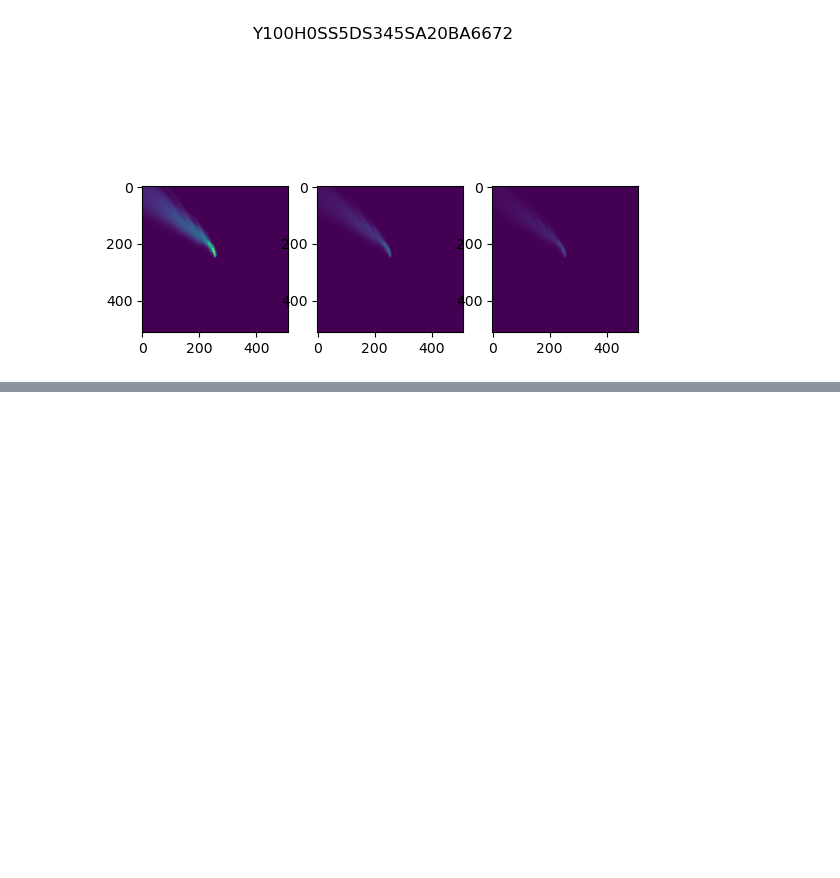
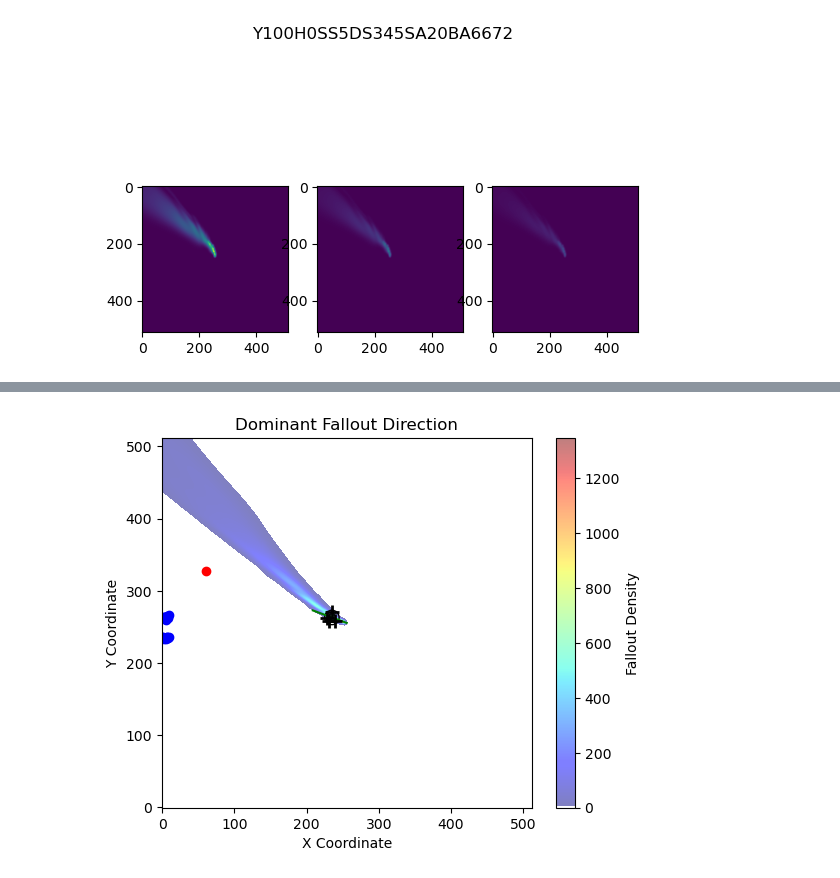
Before and after one commit to davidfobar/SCRAM, a Jupyter notebook: visualize_delfic_results.ipynb, the cells around one changed output, grey strips where cells are left out. Drawn from its saved outputs; the diff is of its cells as text; code cells hidden in the pictures; blank space fills up the shorter version.

```diff
--- a/visualize_delfic_results.ipynb
+++ b/visualize_delfic_results.ipynb
@@ -119,0 +291,80 @@ folder: Y10H0SS5DS29SA24BA4166, idx: 197
+# %%
+import matplotlib.colors as mcolors
+from numpy import size
+
+#create a custom colormap where zero is white
+cmap = plt.cm.jet
+cmaplist = [cmap(i) for i in range(cmap.N)]
+cmaplist[0] = (1, 1, 1, 1.0)
+cmap = mcolors.LinearSegmentedColormap.from_list('Custom cmap', cmaplist, cmap.N)
+
+# Plotting
+plt.imshow(data, origin='lower', cmap=cmap, alpha=0.5)
+plt.colorbar(label='Fallout Density')
+plt.plot(x_fit, y_fit, 'g-', label='Dominant Fallout Direction')
+plt.plot(x_perpendicular + truncDataLowerLimit, y_perpendicular + truncDataLowerLimit, 'g-', label='Perpendicular to Dominant Direction')
+
+# draw a circle of radius 10 around the center of the detector field
+circle = plt.Circle((centerX + truncDataLowerLimit + detectorFieldDistance * np.cos(falloutDir), centerY + truncDataLowerLimit + detectorFieldDistance * np.sin(falloutDir)), 10, color='k', fill=False)
+plt.gca().add_artist(circle)
+
+# draw a circle of radius 5 around the center of the detector field
+circle = plt.Circle((centerX + truncDataLowerLimit + detectorFieldDistance * np.cos(falloutDir), centerY + truncDataLowerLimit + detectorFieldDistance * np.sin(falloutDir)), 5, color='k', fill=False)
+plt.gca().add_artist(circle)
+
+# plot the gateway locations
+for gateway in gatewayLocations:
+    plt.plot(gateway[0], gateway[1], 'k+', markersize=10, markeredgewidth=2, markeredgecolor='black')
+
+# plot the detector dispersion points
+plt.plot(dispersionPoints, 'bo')
+
+# plot the artillery firing point
+plt.plot(artilleryX, artilleryY, 'ro', label='Artillery Firing Point')
+
+plt.title('Dominant Fallout Direction')
+plt.xlabel('X Coordinate')
+plt.ylabel('Y Coordinate')
+#plt.xlim(220, 290)
+#plt.ylim(220, 290)
+plt.show()
+
+#print the same plot but with a focus on the detector field
+focusRadius = 12
+
+plt.figure()
+plt.imshow(data, origin='lower', cmap=cmap, alpha=0.5)
+plt.colorbar(label='Fallout Density')
+plt.plot(x_fit, y_fit, 'g-', label='Dominant Fallout Direction')
+plt.plot(x_perpendicular + truncDataLowerLimit, y_perpendicular + truncDataLowerLimit, 'g-', label='Perpendicular to Dominant Direction')
+
+# draw a circle of radius 10 around the center of the detector field
+circle = plt.Circle((centerX + truncDataLowerLimit + detectorFieldDistance * np.cos(falloutDir), centerY + truncDataLowerLimit + detectorFieldDistance * np.sin(falloutDir)), 10, color='k', fill=False)
+plt.gca().add_artist(circle)
+
+# draw a circle of radius 5 around the center of the detector field
+circle = plt.Circle((centerX + truncDataLowerLimit + detectorFieldDistance * np.cos(falloutDir), centerY + truncDataLowerLimit + detectorFieldDistance * np.sin(falloutDir)), 5, color='k', fill=False)
+plt.gca().add_artist(circle)
+
+# plot the gateway locations
+for gateway in gatewayLocations:
+    gatewayHandle = plt.plot(gateway[0], gateway[1], 'k+', markersize=10, markeredgewidth=2, markeredgecolor='black')
+
+# plot the detector dispersion points
+dispersionHandle = plt.plot(dispersionPoints, 'bo')
+
+# plot the detectors as small red dots
+detectors = np.array(detectors)
+plt.plot(detectors[:, 0], detectors[:, 1], 'ro', markersize=2)
+
+#add a legend that only lists the gateway and detector handles
+plt.legend([gatewayHandle[0], dispersionHandle[0]], ['Gateway', 'Detector Group'])
+
+plt.title('Detector Dispersal Points')
+plt.xlabel('X Coordinate')
+plt.ylabel('Y Coordinate')
+#plt.xlim(detectorFieldCenterX - focusRadius, detectorFieldCenterX + focusRadius)
+#plt.ylim(detectorFieldCenterY - focusRadius, detectorFieldCenterY + focusRadius)
+plt.show()
+# %% [output]
+[figure, added]
```
Also changed, not shown: parts of 4 cells of this notebook.
